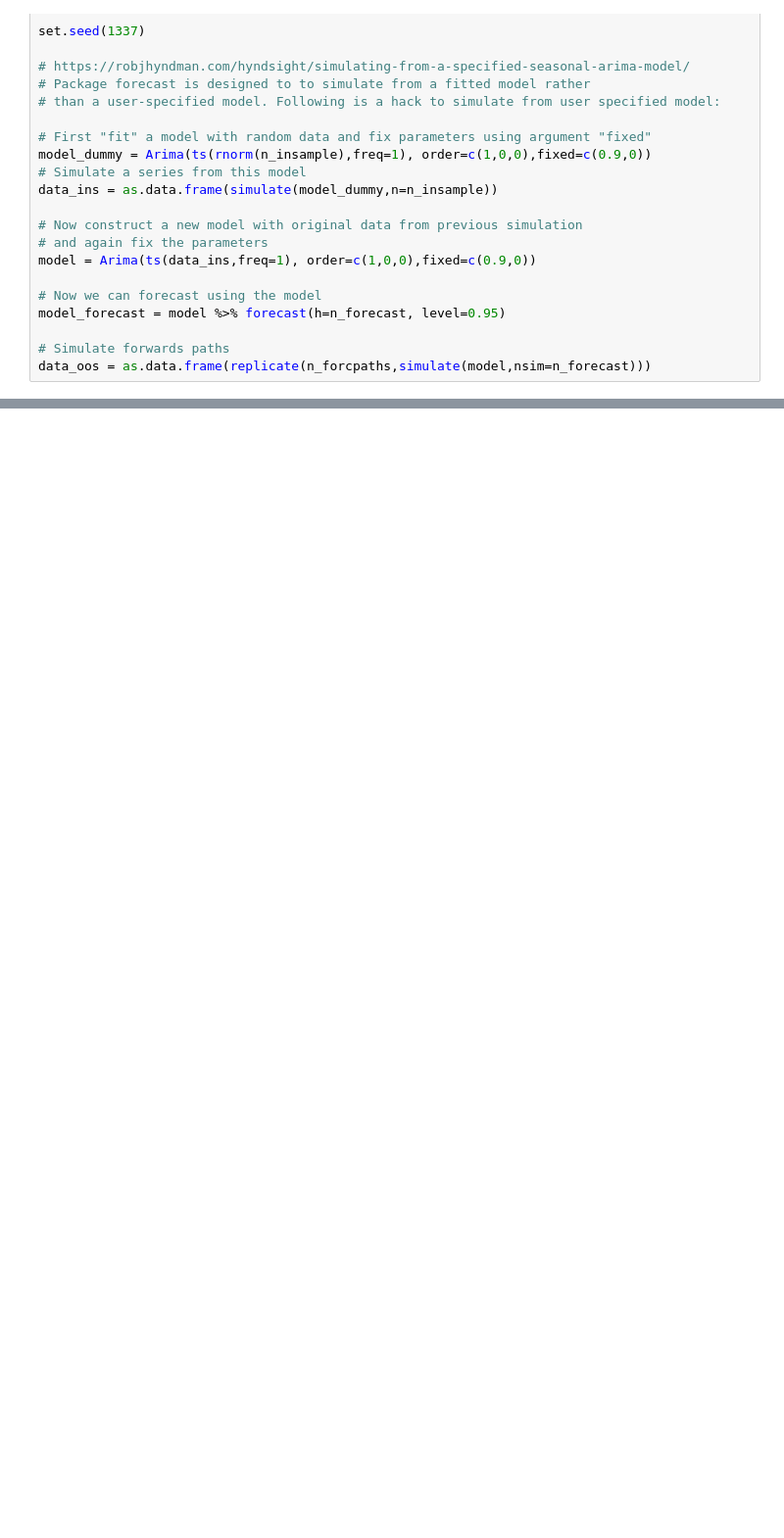
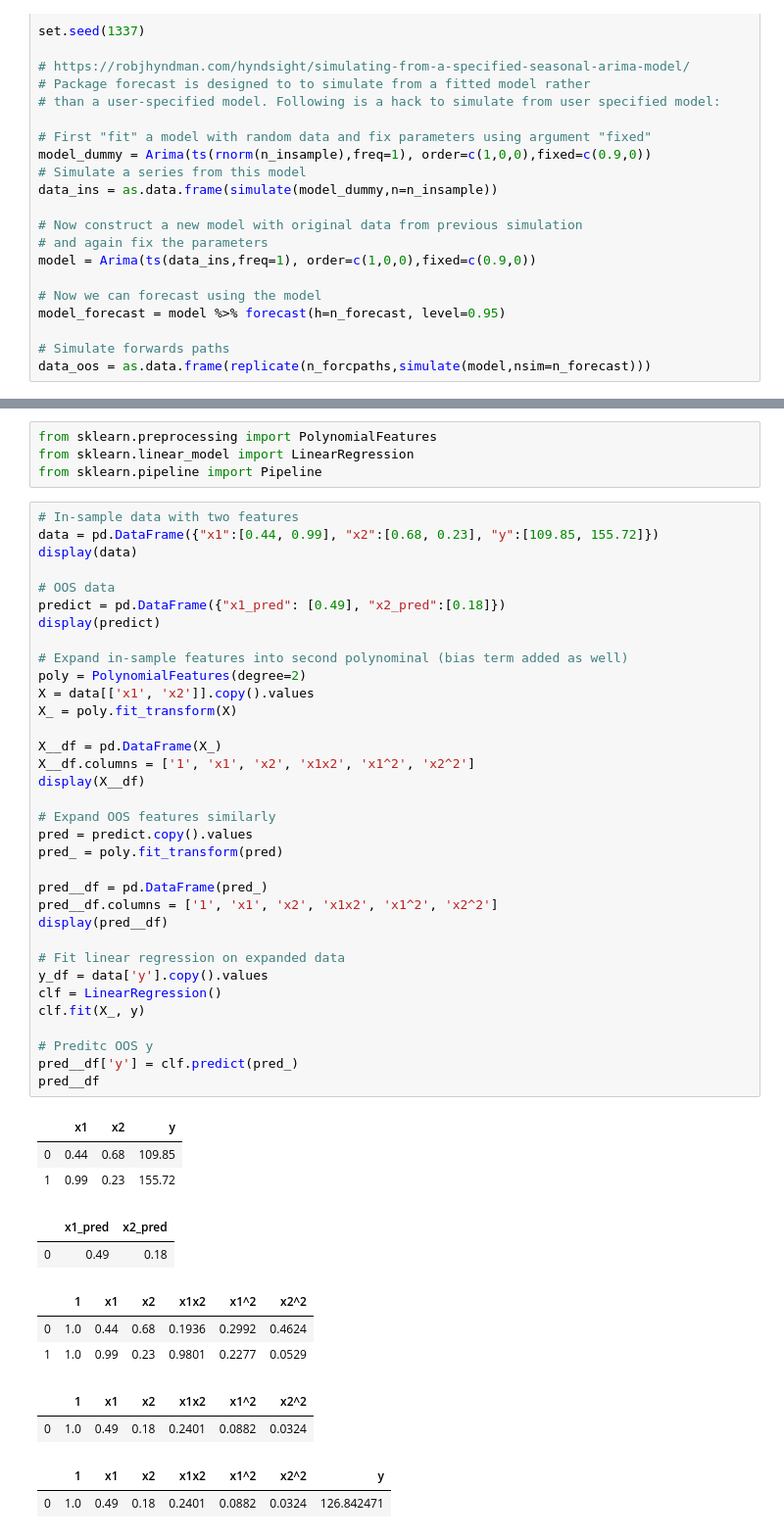
Before and after one commit to NoobQuant/animlib, a Jupyter notebook: projects/econforecast/first_doodles.ipynb, the cells around one changed output, grey strips where cells are left out. Shown at 98% size. Saved outputs shown, nothing was run; the diff lists cells and outputs as text; blank space fills up the shorter version.

```diff
--- a/projects/econforecast/first_doodles.ipynb
+++ b/projects/econforecast/first_doodles.ipynb
@@ -131,0 +140,51 @@ display(df.tail(3))
+# %%
+from sklearn.preprocessing import PolynomialFeatures
+from sklearn.linear_model import LinearRegression
+from sklearn.pipeline import Pipeline
+# %%
+# In-sample data with two features
+data = pd.DataFrame({"x1":[0.44, 0.99], "x2":[0.68, 0.23], "y":[109.85, 155.72]})
+display(data)
+
+# OOS data
+predict = pd.DataFrame({"x1_pred": [0.49], "x2_pred":[0.18]})
+display(predict)
+
+# Expand in-sample features into second polynominal (bias term added as well)
+poly = PolynomialFeatures(degree=2)
+X = data[['x1', 'x2']].copy().values
+X_ = poly.fit_transform(X)
+
+X__df = pd.DataFrame(X_)
+X__df.columns = ['1', 'x1', 'x2', 'x1x2', 'x1^2', 'x2^2']
+display(X__df)
+
+# Expand OOS features similarly
+pred = predict.copy().values
+pred_ = poly.fit_transform(pred)
+
+pred__df = pd.DataFrame(pred_)
+pred__df.columns = ['1', 'x1', 'x2', 'x1x2', 'x1^2', 'x2^2']
+display(pred__df)
+
+# Fit linear regression on expanded data
+y_df = data['y'].copy().values
+clf = LinearRegression()
+clf.fit(X_, y)
+
+# Preditc OOS y
+pred__df['y'] = clf.predict(pred_)
+pred__df
+# %% [output]
+|  | x1 | x2 | y |
+| 0 | 0.44 | 0.68 | 109.85 |
+| 1 | 0.99 | 0.23 | 155.72 |
+|  | x1_pred | x2_pred |
+| 0 | 0.49 | 0.18 |
+|  | 1 | x1 | x2 | x1x2 | x1^2 | x2^2 |
+| 0 | 1.0 | 0.44 | 0.68 | 0.1936 | 0.2992 | 0.4624 |
+| 1 | 1.0 | 0.99 | 0.23 | 0.9801 | 0.2277 | 0.0529 |
+|  | 1 | x1 | x2 | x1x2 | x1^2 | x2^2 |
+| 0 | 1.0 | 0.49 | 0.18 | 0.2401 | 0.0882 | 0.0324 |
+|  | 1 | x1 | x2 | x1x2 | x1^2 | x2^2 | y |
+| 0 | 1.0 | 0.49 | 0.18 | 0.2401 | 0.0882 | 0.0324 | 126.842471 |
```
Also changed, not shown: parts of 5 cells of this notebook.
